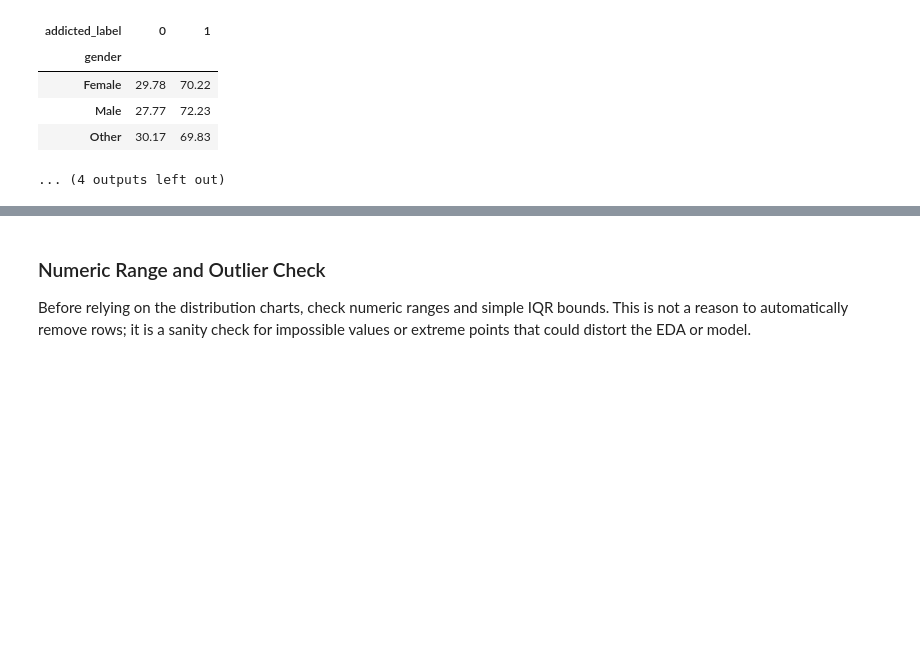
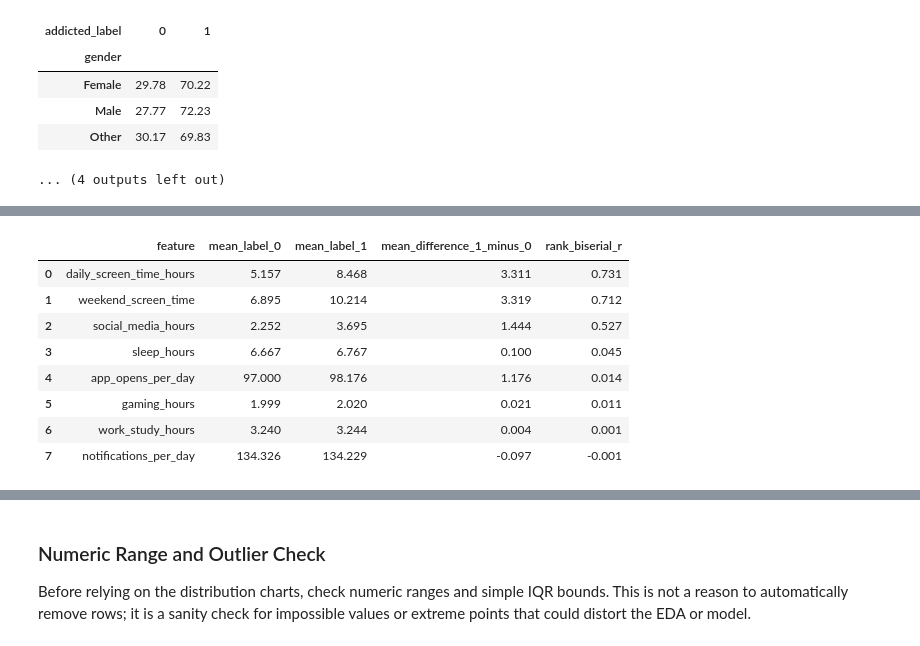
Before and after one commit to Zikri809/Data_Analytics_Project, a Jupyter notebook: Analysis.ipynb, the cells around one changed output, grey strips where cells are left out. Saved outputs shown, nothing was run; the diff lists cells and outputs as text; code cells hidden in the pictures; blank space fills up the shorter version.

```diff
--- a/Analysis.ipynb
+++ b/Analysis.ipynb
@@ -689,6 +719,8 @@ categorical_relationship_columns = [
 for col in categorical_relationship_columns:
     print(f'{col} vs addicted_label - counts')
     counts_table = pd.crosstab(df_prepared[col], df_prepared['addicted_label'])
+    if col == 'addiction_level_display':
+        counts_table = counts_table.reindex(addiction_level_order)
     display(counts_table)
 
     print(f'{col} vs addicted_label - row percentages')
@@ -697,6 +729,8 @@ for col in categorical_relationship_columns:
         .mul(100)
         .round(2)
     )
+    if col == 'addiction_level_display':
+        percentage_table = percentage_table.reindex(addiction_level_order)
     display(percentage_table)
     print()
 # %% [output]
@@ -749,0 +788,44 @@ Gaming hours, work/study hours, sleep hours, notifications per day, and app open
+# %%
+def rank_biserial_by_binary_target(values, target):
+    comparison_df = pd.DataFrame({'value': values, 'target': target}).dropna()
+    group_0 = comparison_df.loc[comparison_df['target'] == 0, 'value']
+    group_1 = comparison_df.loc[comparison_df['target'] == 1, 'value']
+    n0 = len(group_0)
+    n1 = len(group_1)
+    if n0 == 0 or n1 == 0:
+        return np.nan
+
+    ranks = comparison_df['value'].rank(method='average')
+    rank_sum_1 = ranks[comparison_df['target'] == 1].sum()
+    u1 = rank_sum_1 - n1 * (n1 + 1) / 2
+    return (2 * u1 / (n0 * n1)) - 1
+
+effect_size_rows = []
+for col in eda_numeric_columns:
+    mean_0 = df_prepared.loc[df_prepared['addicted_label'] == 0, col].mean()
+    mean_1 = df_prepared.loc[df_prepared['addicted_label'] == 1, col].mean()
+    effect_size_rows.append({
+        'feature': col,
+        'mean_label_0': mean_0,
+        'mean_label_1': mean_1,
+        'mean_difference_1_minus_0': mean_1 - mean_0,
+        'rank_biserial_r': rank_biserial_by_binary_target(df_prepared[col], df_prepared['addicted_label'])
+    })
+
+effect_size_df = (
+    pd.DataFrame(effect_size_rows)
+    .sort_values(by='rank_biserial_r', key=lambda values: values.abs(), ascending=False)
+    .reset_index(drop=True)
+)
+
+display(effect_size_df.round(3))
+# %% [output]
+|  | feature | mean_label_0 | mean_label_1 | mean_difference_1_minus_0 | rank_biserial_r |
+| 0 | daily_screen_time_hours | 5.157 | 8.468 | 3.311 | 0.731 |
+| 1 | weekend_screen_time | 6.895 | 10.214 | 3.319 | 0.712 |
+| 2 | social_media_hours | 2.252 | 3.695 | 1.444 | 0.527 |
+| 3 | sleep_hours | 6.667 | 6.767 | 0.100 | 0.045 |
+| 4 | app_opens_per_day | 97.000 | 98.176 | 1.176 | 0.014 |
+| 5 | gaming_hours | 1.999 | 2.020 | 0.021 | 0.011 |
+| 6 | work_study_hours | 3.240 | 3.244 | 0.004 | 0.001 |
+| 7 | notifications_per_day | 134.326 | 134.229 | -0.097 | -0.001 |
```
Also changed, not shown: parts of 31 cells of this notebook, 6 other files.
